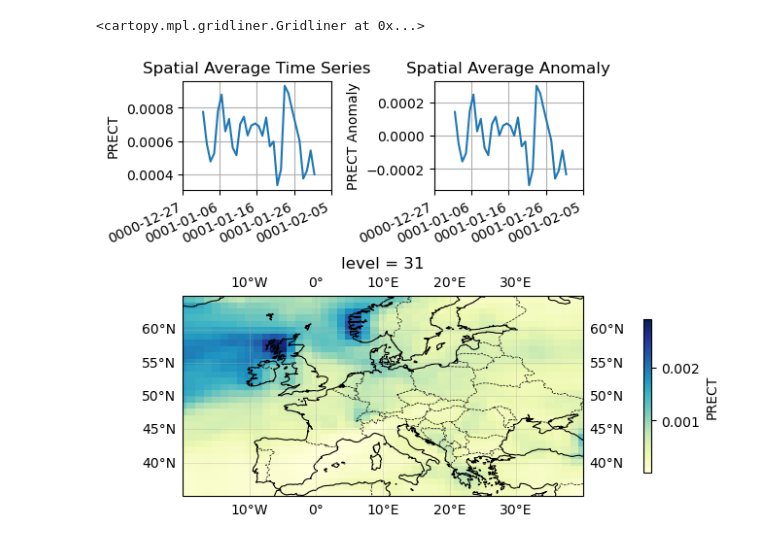
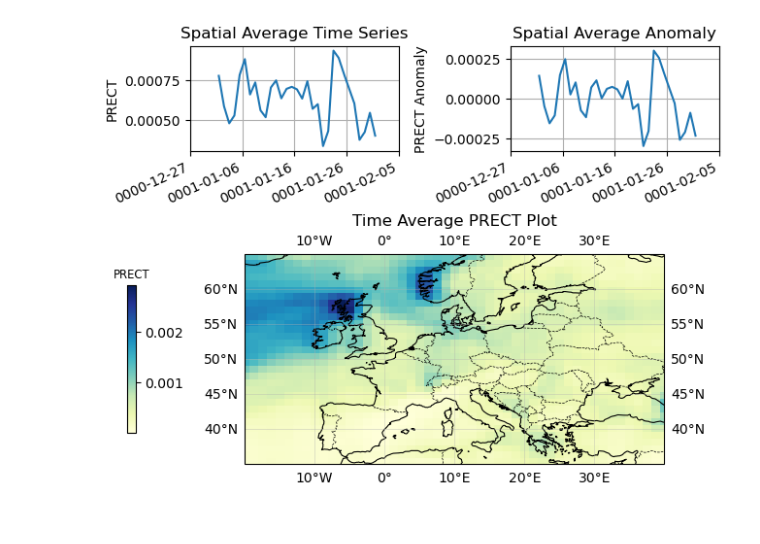
Before and after one commit to undertherainysky/ATOC_4815_Lab7, a Jupyter notebook: main.ipynb, the cells around one changed output. Saved outputs shown, nothing was run; the diff lists cells and outputs as text; code cells hidden in the pictures.

Commit message:
Added colourbar, labels

```diff
--- a/main.ipynb
+++ b/main.ipynb
@@ -63,35 +63,42 @@ axes = plt.figure(layout="constrained").subplot_mosaic(
     """,
     height_ratios=[1, 2],
     per_subplot_kw={"B": dict(projection=ccrs.PlateCarree())}
 )
 
 
 axes["A"].plot(europe['time'],europe_spatialAvg)
+
 axes["A"].set_title("Spatial Average Time Series")
 axes["A"].set_xticks(axes["A"].get_xticks(), axes["A"].get_xticklabels(), rotation=25, ha='right')
 axes["A"].grid()
 axes["A"].set_ylabel("PRECT")
 
 axes["C"].plot(europe['time'],europe_spatialAvg-europe_timeAvg)
 axes["C"].set_title("Spatial Average Anomaly")
 axes["C"].set_xticks(axes["C"].get_xticks(), axes["C"].get_xticklabels(), rotation=25, ha='right')
 axes["C"].grid()
 axes["C"].set_ylabel("PRECT Anomaly")
 
 
 europe_timenonsAvg = europe.mean(dim='time')
-europe_timenonsAvg['PRECT'].plot(
+etsAp = europe_timenonsAvg['PRECT'].plot(
     ax=axes["B"],
     transform=ccrs.PlateCarree(),                # data is on regular lat/lon
     cmap='YlGnBu',
-    cbar_kwargs={'label': 'PRECT', 'shrink': 0.7},
+    add_colorbar=False
+
 )
 axes["B"].set_extent([-20, 40, 35, 65], crs=ccrs.PlateCarree())
-
+cax = axes["B"].inset_axes([-0.28, 0.15, 0.02, 0.7])
+fig.colorbar(etsAp, cax=cax, orientation='vertical')
+cax.set_title('PRECT',fontsize='small')
 axes["B"].coastlines(linewidth=0.8)
+axes["B"].set_title("Time Average PRECT Plot")
+axes["B"].set_ylabel("Latitude")
+axes["B"].set_xlabel("Longitude")
 axes["B"].add_feature(cfeature.BORDERS, linewidth=0.5, linestyle='--')
 axes["B"].add_feature(cfeature.LAND, facecolor='lightgray', alpha=0.3)
 axes["B"].gridlines(draw_labels=True, linewidth=0.5, alpha=0.5)
+plt.savefig("LAB7_FIG.png",dpi=250,bbox_inches='tight')
 # %% [output]
-<cartopy.mpl.gridliner.Gridliner at 0x...>
-[figure, old version]
+[figure, new version]
```
